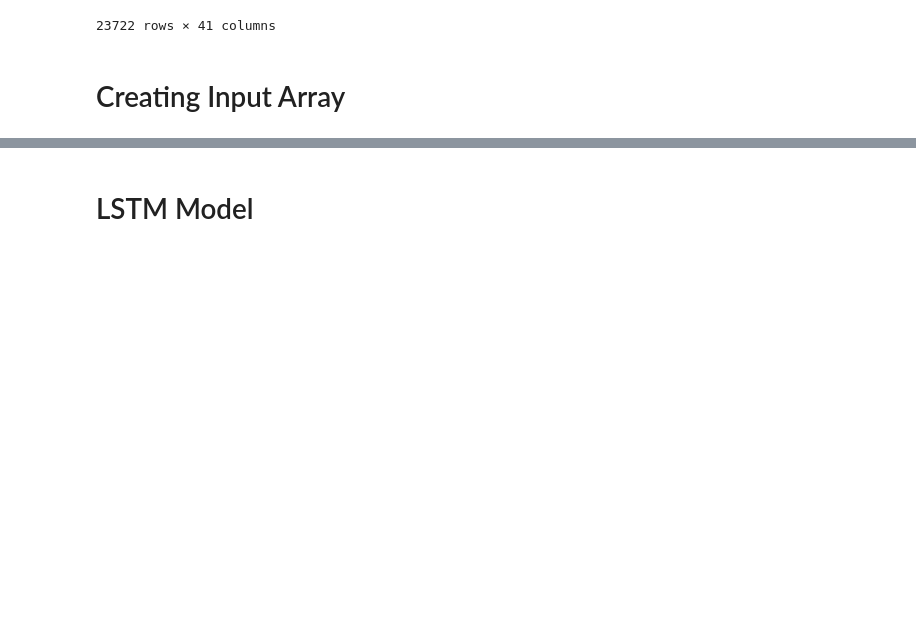
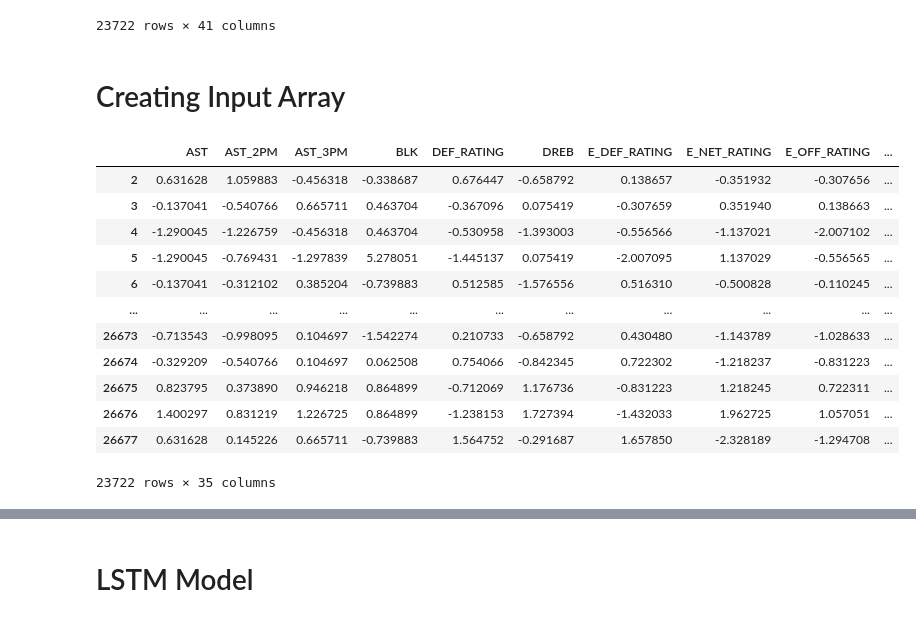
Before and after one commit to apensotti/NBA_Models, a Jupyter notebook: src/notebooks/model2.ipynb, the cells around one changed output, grey strips where cells are left out. Cells and saved outputs as stored; diff of their text form; code cells hidden in the pictures; blank space fills up the shorter version.

```diff
--- a/src/notebooks/model2.ipynb
+++ b/src/notebooks/model2.ipynb
@@ -100,3 +100,28 @@ data
 23722 rows × 41 columns
 # %% [markdown]
 # Creating Input Array
+# %%
+from sklearn.preprocessing import LabelEncoder
+
+encoder = LabelEncoder()
+encoder.fit(data['TEAM_ABBREVIATION'])
+
+data['TEAM_ABBREVIATION'] = encoder.transform(data['TEAM_ABBREVIATION'])
+# %%
+filter = ['SEASON',"TEAM_ID",'TEAM_NAME','GAME_ID','GAME_DATE','MATCHUP']
+data_clean = data[data.columns.difference(filter)]
+data_clean
+# %% [output]
+|  | AST | AST_2PM | AST_3PM | BLK | DEF_RATING | DREB | E_DEF_RATING | E_NET_RATING | E_OFF_RATING | ... |
+| 2 | 0.631628 | 1.059883 | -0.456318 | -0.338687 | 0.676447 | -0.658792 | 0.138657 | -0.351932 | -0.307656 | ... |
+| 3 | -0.137041 | -0.540766 | 0.665711 | 0.463704 | -0.367096 | 0.075419 | -0.307659 | 0.351940 | 0.138663 | ... |
+| 4 | -1.290045 | -1.226759 | -0.456318 | 0.463704 | -0.530958 | -1.393003 | -0.556566 | -1.137021 | -2.007102 | ... |
+| 5 | -1.290045 | -0.769431 | -1.297839 | 5.278051 | -1.445137 | 0.075419 | -2.007095 | 1.137029 | -0.556565 | ... |
+| 6 | -0.137041 | -0.312102 | 0.385204 | -0.739883 | 0.512585 | -1.576556 | 0.516310 | -0.500828 | -0.110245 | ... |
+| ... | ... | ... | ... | ... | ... | ... | ... | ... | ... | ... |
+| 26673 | -0.713543 | -0.998095 | 0.104697 | -1.542274 | 0.210733 | -0.658792 | 0.430480 | -1.143789 | -1.028633 | ... |
+| 26674 | -0.329209 | -0.540766 | 0.104697 | 0.062508 | 0.754066 | -0.842345 | 0.722302 | -1.218237 | -0.831223 | ... |
+| 26675 | 0.823795 | 0.373890 | 0.946218 | 0.864899 | -0.712069 | 1.176736 | -0.831223 | 1.218245 | 0.722311 | ... |
+| 26676 | 1.400297 | 0.831219 | 1.226725 | 0.864899 | -1.238153 | 1.727394 | -1.432033 | 1.962725 | 1.057051 | ... |
+| 26677 | 0.631628 | 0.145226 | 0.665711 | -0.739883 | 1.564752 | -0.291687 | 1.657850 | -2.328189 | -1.294708 | ... |
+23722 rows × 35 columns
```
Also changed, not shown: parts of 3 cells of this notebook, 5 other files.
